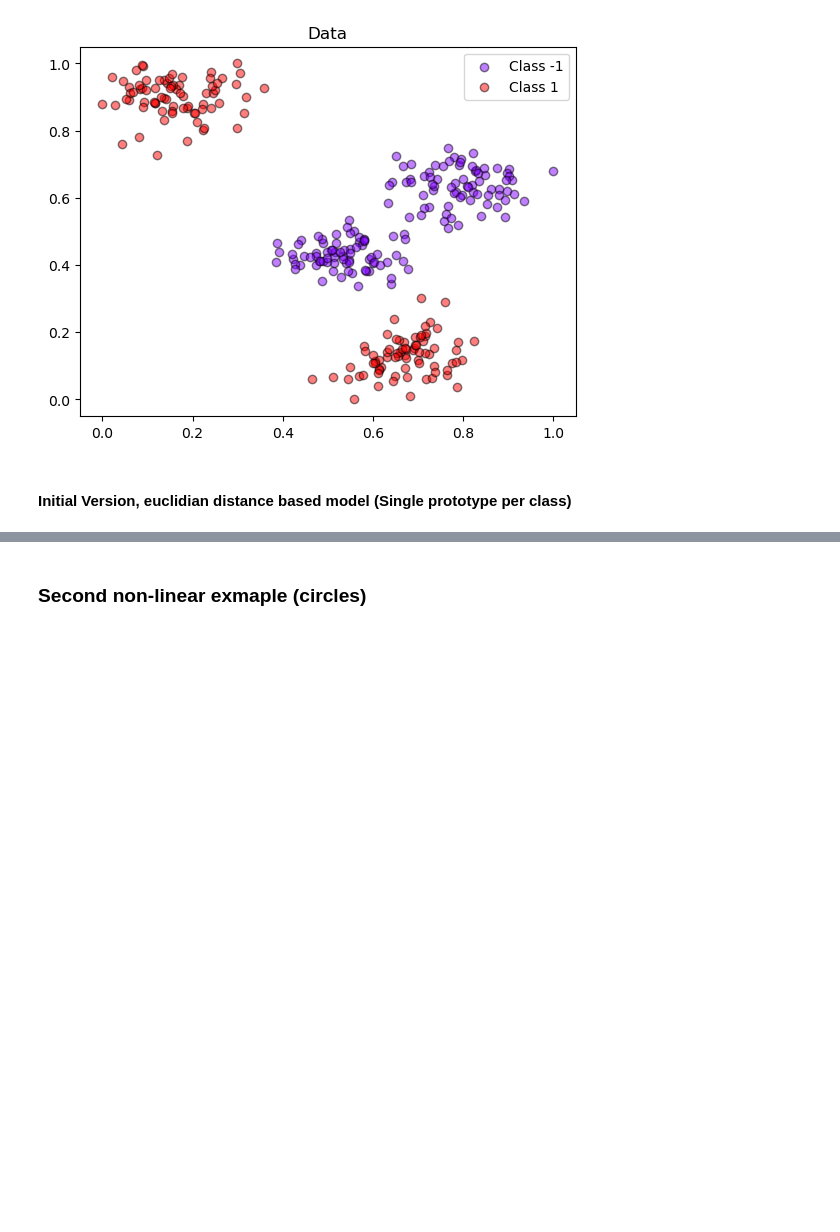
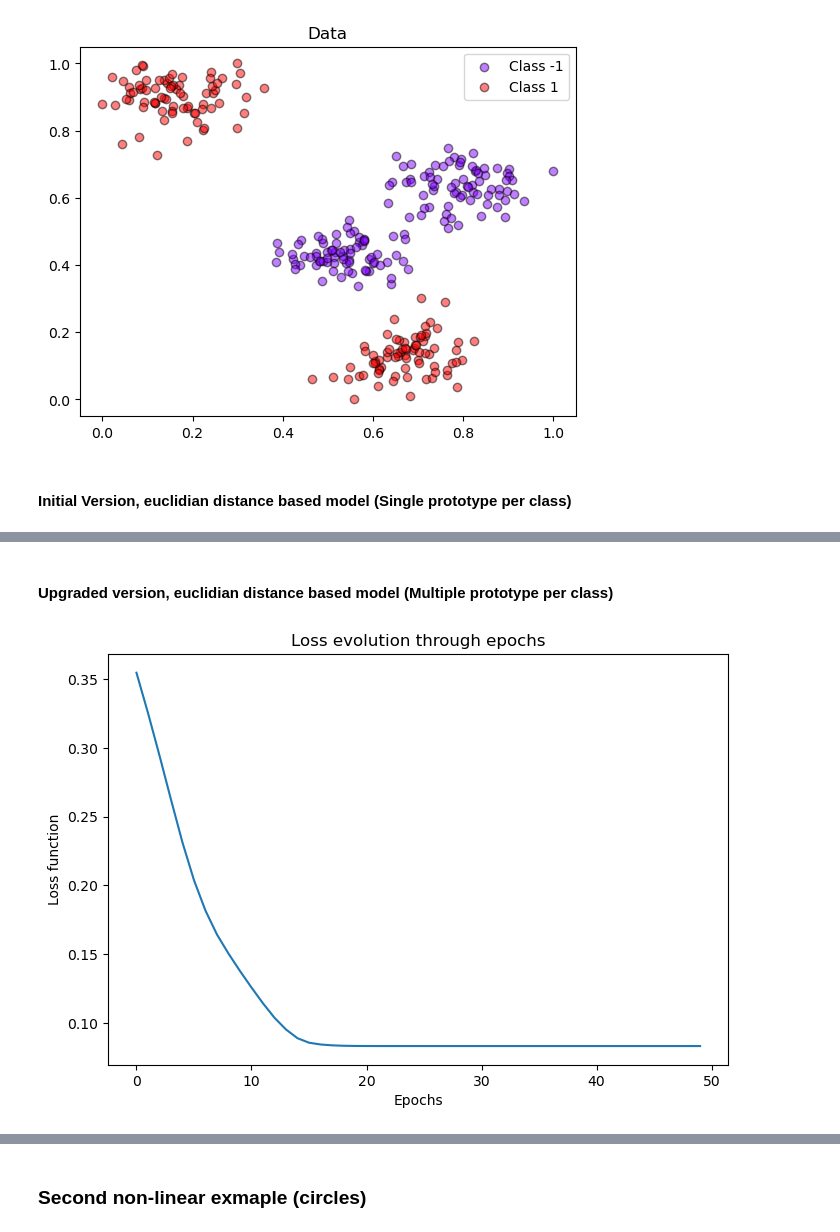
Before and after one commit to omardtl24/ML2025-1, a Jupyter notebook: Practices/Practice Problems 2.ipynb, the cells around one changed output, grey strips where cells are left out. Saved outputs shown, nothing was run; the diff lists cells and outputs as text; code cells hidden in the pictures; blank space fills up the shorter version.

```diff
--- a/Practices/Practice Problems 2.ipynb
+++ b/Practices/Practice Problems 2.ipynb
@@ -367,0 +507,15 @@ Test loss: 0.40924506364454394
+# %% [markdown]
+#### Upgraded version, euclidian distance based model (Multiple prototype per class)
+# %%
+num_classes = len(np.unique(y))
+_ , x_dim = X.shape
+model = NearestMultiplePrototypeClassifier(num_classes, x_dim, num_proto=2, random_state=25)
+losses = model.fit(X_train,y_train,lr = 0.05,epochs=50)
+pl.figure(figsize = (8,16/3))
+pl.plot(losses)
+pl.xlabel('Epochs')
+pl.ylabel('Loss function')
+pl.title('Loss evolution through epochs')
+pl.show()
+# %% [output]
+[figure, added]
```
Also changed, not shown: parts of 22 cells of this notebook.
